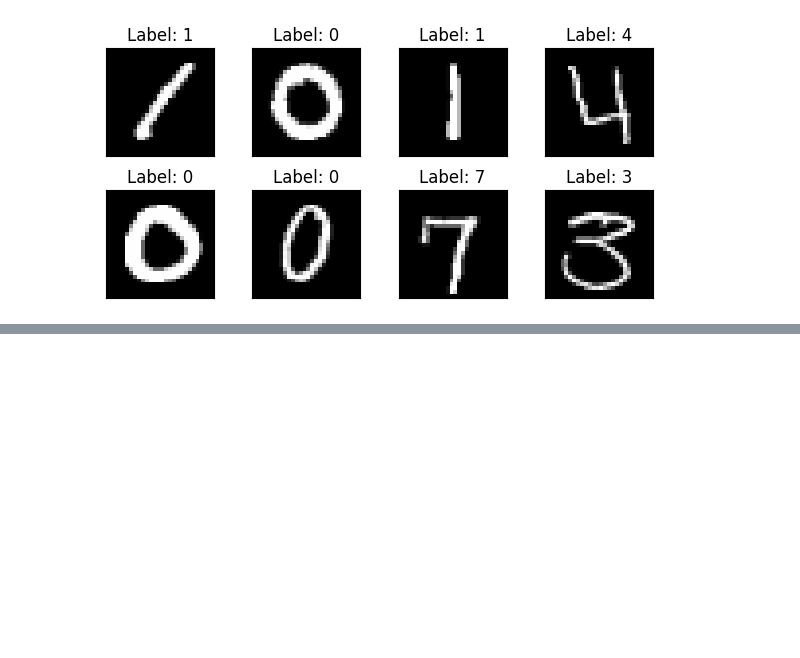
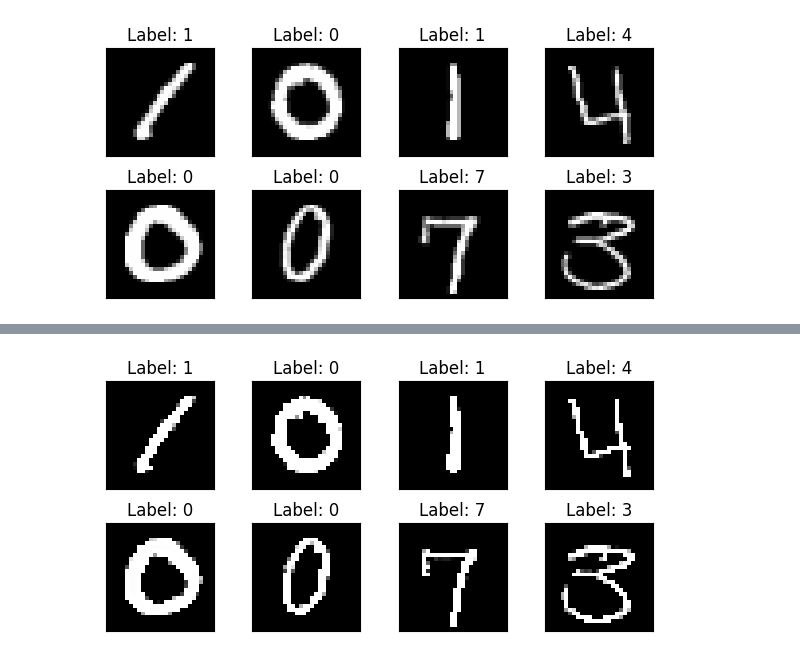
Before and after one commit to Cognitive-Systems-Laboratory/digit-recognizer, a Jupyter notebook: EDA.ipynb, the cells around one changed output, grey strips where cells are left out. Drawn from its saved outputs; the diff is of its cells as text; code cells hidden in the pictures; blank space fills up the shorter version.

```diff
--- a/EDA.ipynb
+++ b/EDA.ipynb
@@ -146,0 +169,6 @@ plot_tensors(X=X, y=y)
+# %%
+s = tfm.RandomAdjustSharpness(sharpness_factor=10, p=1)
+sharpness_img = s(X.unsqueeze(dim=1))
+plot_tensors(X=sharpness_img.squeeze(), y=y)
+# %% [output]
+[figure, added]
```
Also changed, not shown: parts of 5 cells of this notebook.
